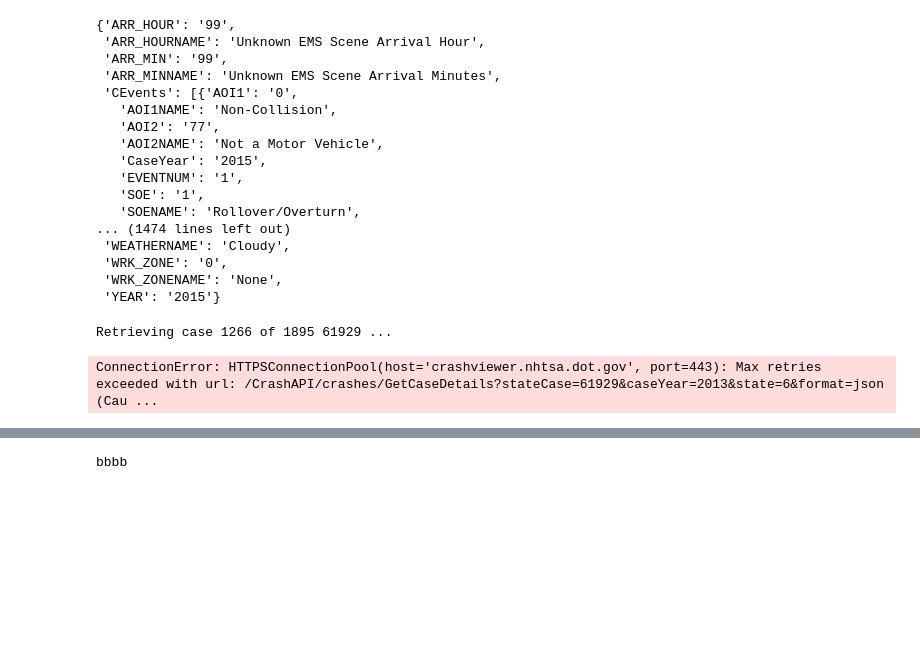
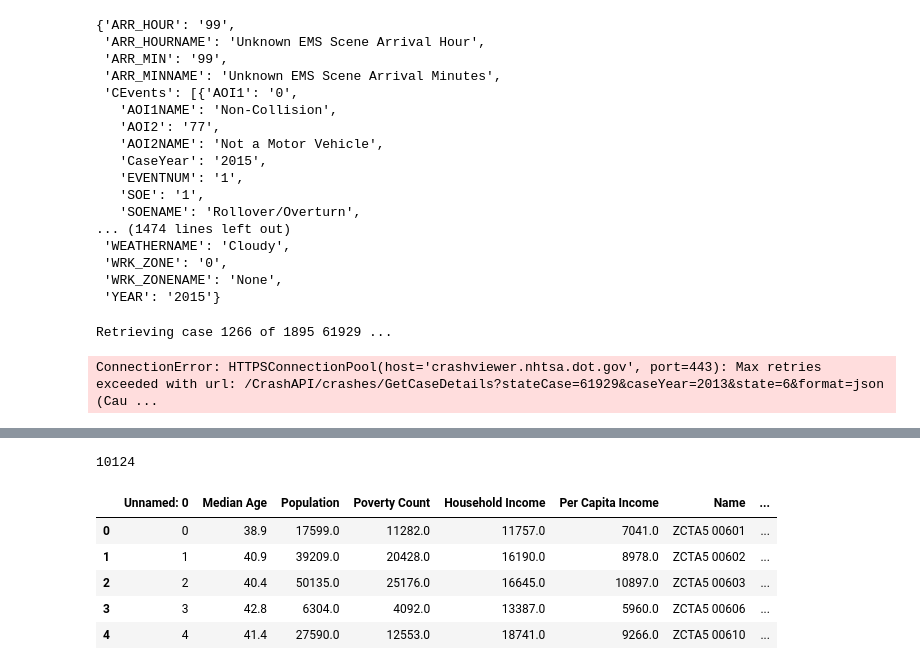
Before and after one commit to mwhitmore1/ucsd_bootcamp-traffic_accident_analysis, a Jupyter notebook: notebooks/data_processing.ipynb, the cells around one changed output, grey strips where cells are left out. Cells and saved outputs as stored; diff of their text form; code cells hidden in the pictures; blank space fills up the shorter version.

```diff
--- a/notebooks/data_processing.ipynb
+++ b/notebooks/data_processing.ipynb
@@ -199,11 +214,71 @@ get_events(case)
 # %%
 # Get average traffic volume for zip code possibly of google maps
-# %%
-from IPython.display import clear_output
-
-
-print('aaaa')
-clear_output(wait=True)
-print('bbbb')
-# %% [output]
-bbbb
+# %%
+# Dependencies
+import numpy as np
+import pandas as pd
+import matplotlib.pyplot as plt
+import requests
+from census import Census
+
+# Census API Key
+from api_config import census_api_key
+c = Census(census_api_key, year=2013)
+# %%
+# Run Census Search to retrieve data on all zip codes (2013 ACS5 Census)
+# See: https://github.com/CommerceDataService/census-wrapper for library documentation
+# See: https://gist.github.com/afhaque/60558290d6efd892351c4b64e5c01e9b for labels
+import os
+
+
+census_cache = {}
+
+def census_by_year(year):
+
+    if year in census_cache:
+        return census_cache[year]
+
+    file_path = f'{ interim_data_dir }census_{t[0]}'
+    if os.path.exists(file_path):
+        return pd.read_csv(file_path)
+
+    try:
+        census_data = c.acs5.get(("NAME", "B19013_001E", "B01003_001E", "B01002_001E",
+                              "B19301_001E",
+                              "B17001_002E"), {'for': 'zip code tabulation area:*'}, year=year)
+    # Convert to DataFrame
+        census_pd = pd.DataFrame(census_data)
+
+    # Column Reordering
+        census_pd = census_pd.rename(columns={"B01003_001E": "Population",
+                                              "B01002_001E": "Median Age",
+                                              "B19013_001E": "Household Income",
+                                              "B19301_001E": "Per Capita Income",
+                                              "B17001_002E": "Poverty Count",
+                                              "NAME": "Name",
+                                              "zip code tabulation area": "Zipcode"})
+        census_pd.to_csv(file_path)
+        return census_pd
+
+    except:
+        print('no data')
+        return None
+
+
+# load all census tables 2011 - 2018
+years = range(2011, 2019)
+for y in years: census_by_year(y)
+
+census_pd = census_by_year(2016)
+
+# Visualize
+print(len(census_pd))
+census_pd.head()
+# %% [output]
+10124
+|  | Unnamed: 0 | Median Age | Population | Poverty Count | Household Income | Per Capita Income | Name | ... |
+| 0 | 0 | 38.9 | 17599.0 | 11282.0 | 11757.0 | 7041.0 | ZCTA5 00601 | ... |
+| 1 | 1 | 40.9 | 39209.0 | 20428.0 | 16190.0 | 8978.0 | ZCTA5 00602 | ... |
+| 2 | 2 | 40.4 | 50135.0 | 25176.0 | 16645.0 | 10897.0 | ZCTA5 00603 | ... |
+| 3 | 3 | 42.8 | 6304.0 | 4092.0 | 13387.0 | 5960.0 | ZCTA5 00606 | ... |
+| 4 | 4 | 41.4 | 27590.0 | 12553.0 | 18741.0 | 9266.0 | ZCTA5 00610 | ... |
```
Also changed, not shown: parts of 8 cells of this notebook, 2 other files.
